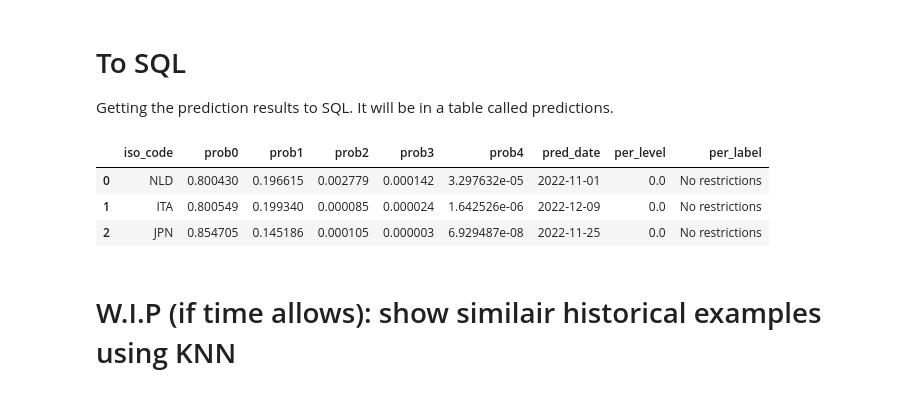
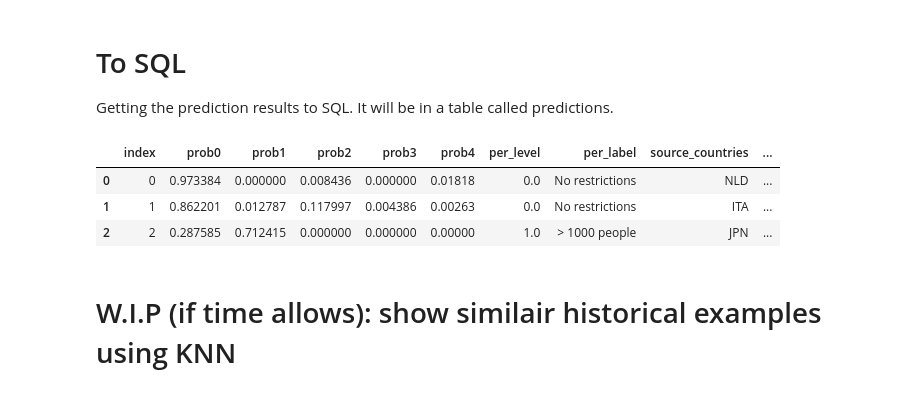
Before and after one commit to KasperGoes/Data-Science-dashboard, a Jupyter notebook: docker/dashboard/Data analysis.ipynb, the cells around one changed output. Cells and saved outputs as stored; diff of their text form; code cells hidden in the pictures.

Commit message:
Split prediction section into prediction (based on NLD itself) and advice (based on the other countries)

```diff
--- a/docker/dashboard/Data analysis.ipynb
+++ b/docker/dashboard/Data analysis.ipynb
@@ -720,8 +754,0 @@ class DailyPredictor:
-# %%
-# This code finds and prints the date of the most recent complete datapoints for each country
-dp = DailyPredictor(LRmodel, PrAn)
-print('Most recent complete entries:')
-for i in range(len(dp.mostRecents.index)):
-    iso = dp.mostRecents['iso_code'].iloc[i]
-    date = dp.mostRecents['date'].iloc[i]
-    print(iso + ':', date.date())
@@ -753,0 +755,4 @@ predictions
+# %%
+dfprobaNLD = DailyPredictor.RunPredictionRoutine(db_conn,sql_sourcename,['NLD'],selectedKPIs,daysAhead,True)
+dfprobaNLD = dfprobaNLD.loc[dfprobaNLD['Target country']=='NLD']
+dfprobaNLD
@@ -753,0 +773,12 @@ predictions
+# %%
+# Below the user might change the country selections that are used to base advice for the Dutch government on. For each filter (a list of iso_codes)...
+#... in the filter list below a LR model will be trained based on data from that country. A filter could also contain several iso_codes in which the...
+# LR model will be trained on data from the corresponding countries combined.
+ISO_filtersMLAdv = [['ITA'],['JPN']]
+# %%
+dfs =[]
+for ISOfilt in ISO_filtersMLAdv:
+    dfproba = DailyPredictor.RunPredictionRoutine(db_conn,sql_sourcename,ISOfilt,selectedKPIs,daysAhead,True)
+    dfproba = dfproba.loc[dfproba['Target country']=='NLD']
+    display(dfproba)
+    dfs.append(dfproba)
@@ -755,19 +803,27 @@ predictions
 # To SQL
 Getting the prediction results to SQL. It will be in a table called predictions.
 # %%
-cols = ['prob' + str(i) for i in range(len(yLabels)) if i not in emptyClasses]
-predictions.columns = cols + ['pred_date','per_level','per_label']
-for i in emptyClasses:
-    predictions['prob' + str(i)] = np.zeros(len(predictions.index))
+
+cols = ['Probability for ' + l.lower() for l in yLabels]
+cols = cols + ['Predicted PER level','Predicted PER label','Source countries','Target country','Prediction target date']
+predictions = pd.DataFrame(columns = cols)
+
+predictions = pd.concat([predictions,dfprobaNLD ],ignore_index=True)
+for df in dfs:
+    predictions = pd.concat([predictions,df],ignore_index=True)
+predictions = predictions.fillna(0)
+cols = ['prob' + str(i) for i in range(len(yLabels))]
+cols = cols + ['per_level','per_label','source_countries','target_country','pred_date']
+predictions.columns = cols
 db_conn.execute("DROP TABLE IF EXISTS predictions CASCADE;")
 predictions.to_sql('predictions',db_conn)
 df = pd.read_sql('SELECT * FROM predictions',db_conn,)
 df
 # %% [output]
-|  | iso_code | prob0 | prob1 | prob2 | prob3 | prob4 | pred_date | per_level | per_label |
-| 0 | NLD | 0.800430 | 0.196615 | 0.002779 | 0.000142 | 3.297632e-05 | 2022-11-01 | 0.0 | No restrictions |
-| 1 | ITA | 0.800549 | 0.199340 | 0.000085 | 0.000024 | 1.642526e-06 | 2022-12-09 | 0.0 | No restrictions |
-| 2 | JPN | 0.854705 | 0.145186 | 0.000105 | 0.000003 | 6.929487e-08 | 2022-11-25 | 0.0 | No restrictions |
+|  | index | prob0 | prob1 | prob2 | prob3 | prob4 | per_level | per_label | source_countries | ... |
+| 0 | 0 | 0.973384 | 0.000000 | 0.008436 | 0.000000 | 0.01818 | 0.0 | No restrictions | NLD | ... |
+| 1 | 1 | 0.862201 | 0.012787 | 0.117997 | 0.004386 | 0.00263 | 0.0 | No restrictions | ITA | ... |
+| 2 | 2 | 0.287585 | 0.712415 | 0.000000 | 0.000000 | 0.00000 | 1.0 | > 1000 people | JPN | ... |
 # %% [markdown]
 # W.I.P (if time allows): show similair historical examples using KNN
 # %%
```
Also changed, not shown: parts of 24 cells of this notebook.
